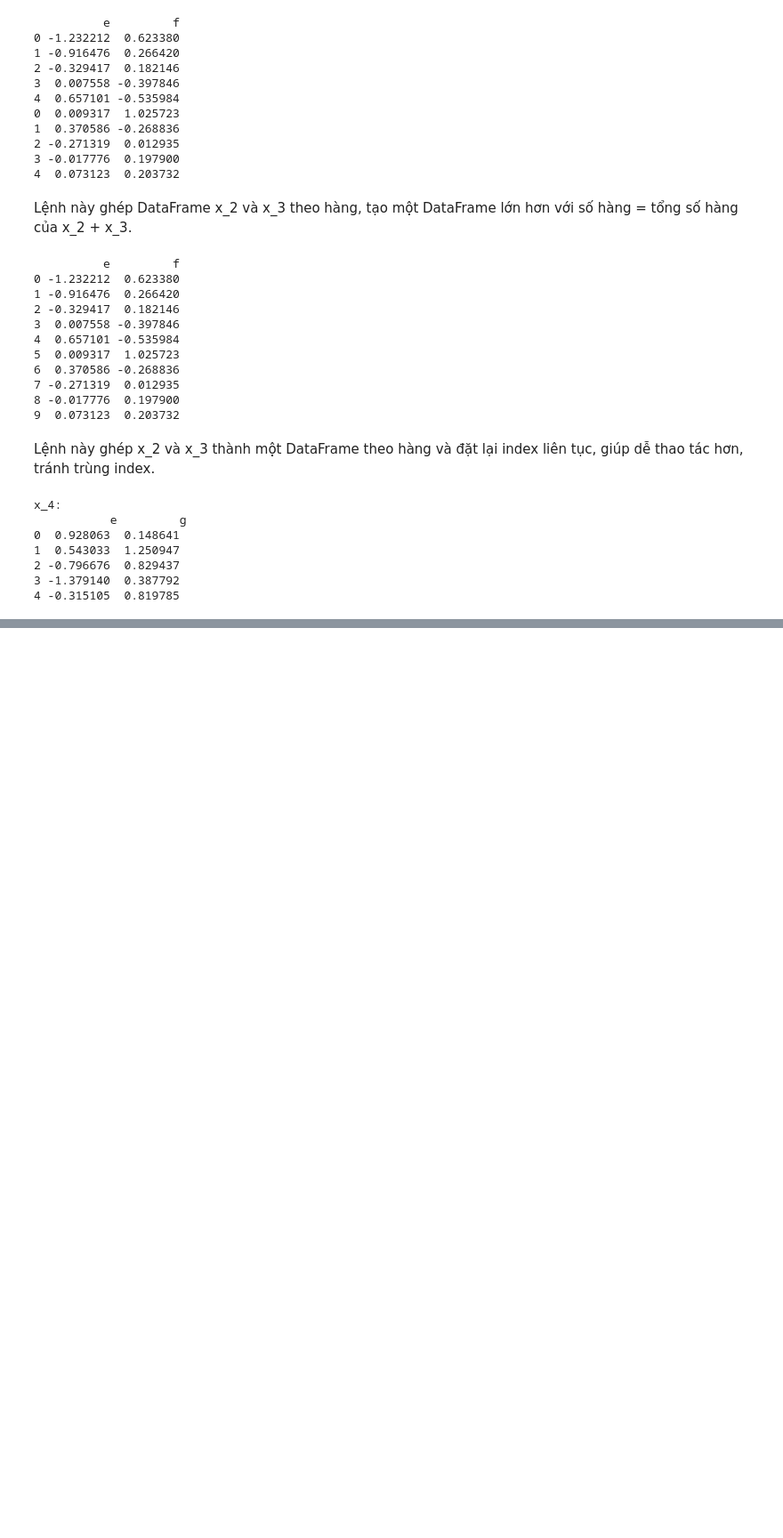
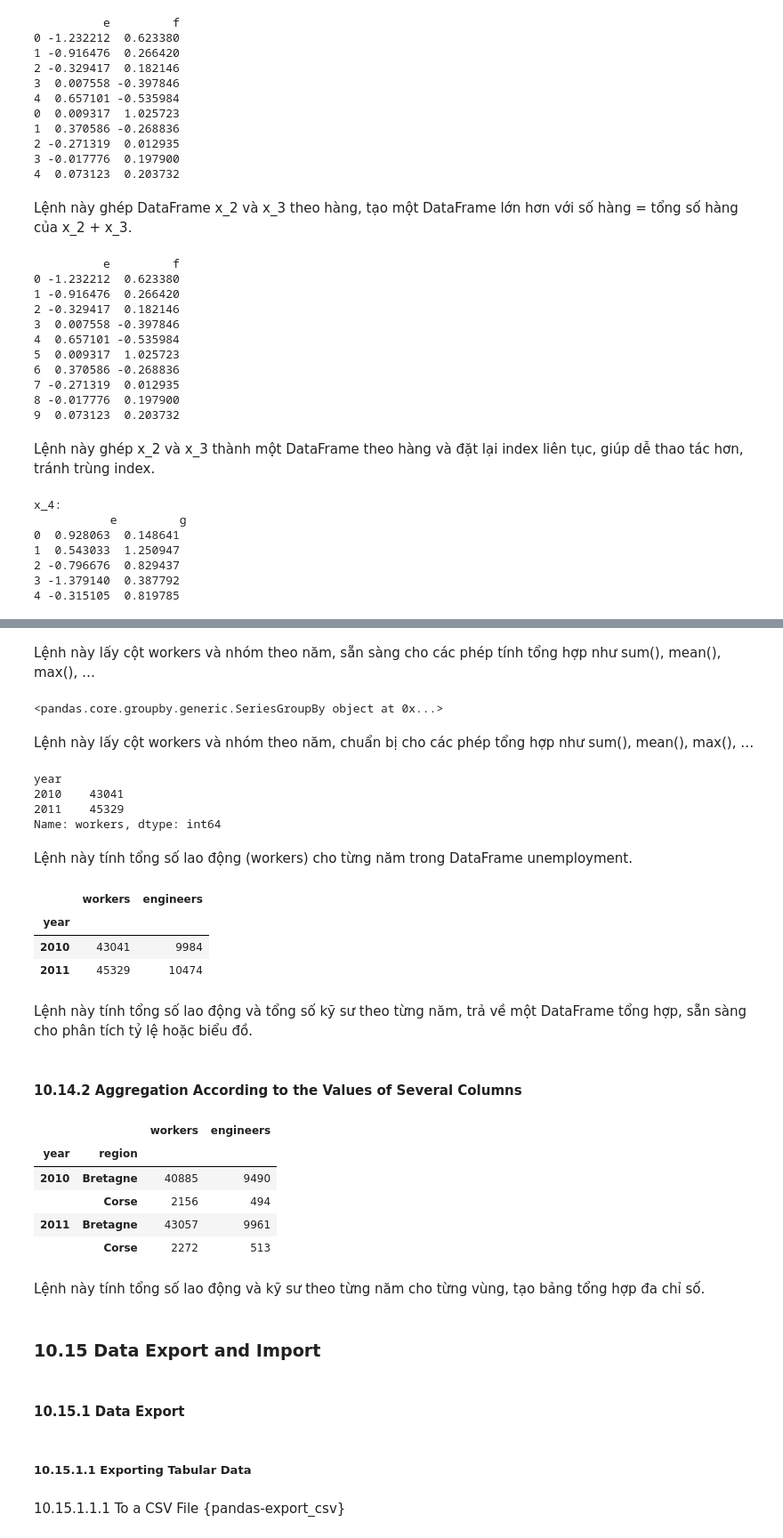
Before and after one commit to baotram19/UEH-KTLT-ECO25, a Jupyter notebook: Python_for_economists/Chapter_10.ipynb, the cells around one changed output, grey strips where cells are left out. Shown at 89% size. Saved outputs shown, nothing was run; the diff lists cells and outputs as text; code cells hidden in the pictures; blank space fills up the shorter version.

```diff
--- a/Python_for_economists/Chapter_10.ipynb
+++ b/Python_for_economists/Chapter_10.ipynb
@@ -2083,0 +2262,13 @@ x_4:
+# %%
+unemployment = pd.DataFrame(
+    {"region" : (["Bretagne"]*4 + ["Corse"]*2)*2,
+     "departement" : ["Cotes-d'Armor", "Finistere",
+                      "Ille-et-Vilaine", "Morbihan",
+                      "Corse-du-Sud", "Haute-Corse"]*2,
+     "year" : np.repeat([2011, 2010], 6),
+     "workers" : [8738, 12701, 11390, 10228, 975, 1297,
+                   8113, 12258, 10897, 9617, 936, 1220],
+     "engineers" : [1420, 2530, 3986, 2025, 259, 254,
+                     1334, 2401, 3776, 1979, 253, 241]
+    })
+print(unemployment)
@@ -2083,0 +2304,49 @@ x_4:
+# %% [markdown]
+Lệnh này lấy cột workers và nhóm theo năm, sẵn sàng cho các phép tính tổng hợp như sum(), mean(), max(), …
+# %%
+print(unemployment.groupby("year")["workers"])
+# %% [output]
+<pandas.core.groupby.generic.SeriesGroupBy object at 0x...>
+# %% [markdown]
+Lệnh này lấy cột workers và nhóm theo năm, chuẩn bị cho các phép tổng hợp như sum(), mean(), max(), …
+# %%
+print(unemployment.groupby("year")["workers"].sum())
+# %% [output]
+year
+2010    43041
+2011    45329
+Name: workers, dtype: int64
+# %% [markdown]
+Lệnh này tính tổng số lao động (workers) cho từng năm trong DataFrame unemployment.
+# %%
+unemployment.loc[:,["year", "workers", "engineers"]].groupby("year").sum()
+# %% [output]
+|  | workers | engineers |
+| year |  |  |
+| 2010 | 43041 | 9984 |
+| 2011 | 45329 | 10474 |
+# %% [markdown]
+Lệnh này tính tổng số lao động và tổng số kỹ sư theo từng năm, trả về một DataFrame tổng hợp, sẵn sàng cho phân tích tỷ lệ hoặc biểu đồ.
+# %% [markdown]
+#### 10.14.2 Aggregation According to the Values of Several Columns
+# %%
+unemployment.loc[:,["year", "region",
+               "workers", "engineers"]].groupby(["year",
+                                                   "region"]).sum()
+# %% [output]
+|  |  | workers | engineers |
+| year | region |  |  |
+| 2010 | Bretagne | 40885 | 9490 |
+|  | Corse | 2156 | 494 |
+| 2011 | Bretagne | 43057 | 9961 |
+|  | Corse | 2272 | 513 |
+# %% [markdown]
+Lệnh này tính tổng số lao động và kỹ sư theo từng năm cho từng vùng, tạo bảng tổng hợp đa chỉ số.
+# %% [markdown]
+### 10.15 Data Export and Import
+# %% [markdown]
+#### 10.15.1 Data Export
+# %% [markdown]
+##### 10.15.1.1 Exporting Tabular Data
+# %% [markdown]
+10.15.1.1.1 To a CSV File {pandas-export_csv}
```
Also changed, not shown: parts of 34 cells of this notebook.
